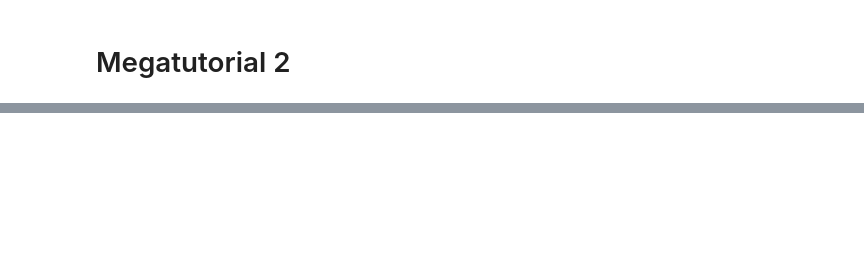
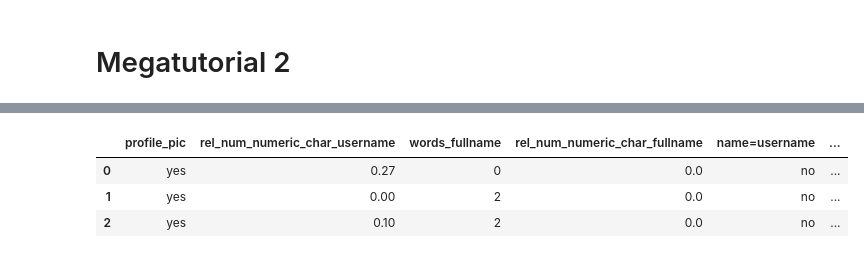
Before and after one commit to akaannika/Data-Science-UE-, a Jupyter notebook: data-science-s25-main/code/lektion_02.ipynb, the cells around one changed output, grey strips where cells are left out. Cells and saved outputs as stored; diff of their text form; code cells hidden in the pictures; blank space fills up the shorter version.

```diff
--- a/data-science-s25-main/code/lektion_02.ipynb
+++ b/data-science-s25-main/code/lektion_02.ipynb
@@ -3,4 +3,4 @@
 # %%
 from pandas import read_csv
 # %%
-read_csv("../data/fake_profiles.csv", index_col=0)
+data = read_csv("../data/fake_profiles.csv", index_col=0)
@@ -20,0 +7,7 @@ read_csv("../data/fake_profiles.csv", index_col=0)
+# %%
+data.head(3)
+# %% [output]
+|  | profile_pic | rel_num_numeric_char_username | words_fullname | rel_num_numeric_char_fullname | name=username | ... |
+| 0 | yes | 0.27 | 0 | 0.0 | no | ... |
+| 1 | yes | 0.00 | 2 | 0.0 | no | ... |
+| 2 | yes | 0.10 | 2 | 0.0 | no | ... |
```
Also changed, not shown: parts of 24 cells of this notebook.
